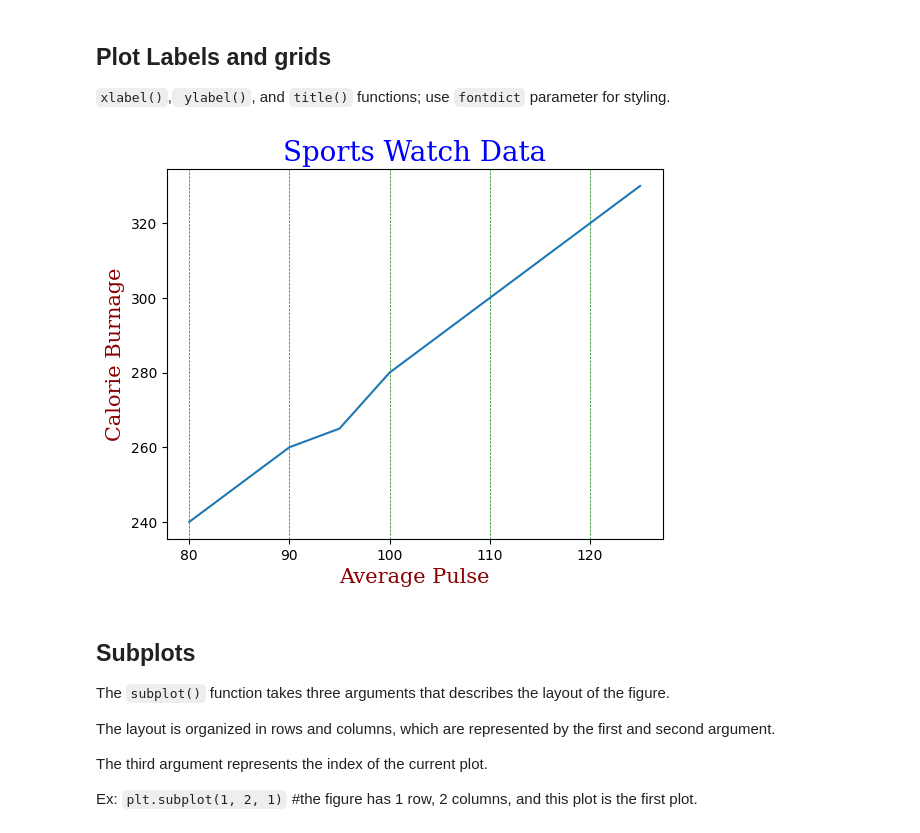
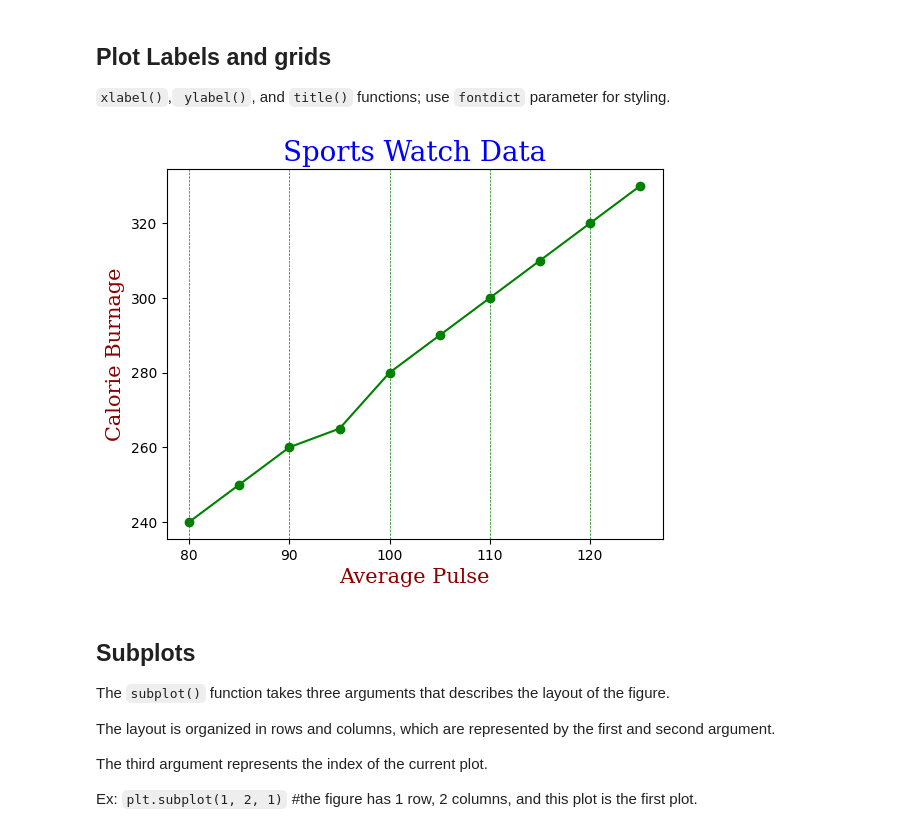
Before and after one commit to Anup710/calm-notebooks, a Jupyter notebook: matplotlib/core_nb.ipynb, the cells around one changed output. Saved outputs shown, nothing was run; the diff lists cells and outputs as text; code cells hidden in the pictures.

```diff
--- a/matplotlib/core_nb.ipynb
+++ b/matplotlib/core_nb.ipynb
@@ -84,21 +84,21 @@ plt.show()
 # %%
 x1 = np.array([80, 85, 90, 95, 100, 105, 110, 115, 120, 125])
 y1 = np.array([240, 250, 260, 265, 280, 290, 300, 310, 320, 330])
 
 font1 = {'family':'serif','color':'blue','size':20}
 font2 = {'family':'serif','color':'darkred','size':15}
 
 plt.title("Sports Watch Data", fontdict = font1)
 plt.xlabel("Average Pulse", fontdict = font2)
 plt.ylabel("Calorie Burnage", fontdict = font2)
 
-plt.plot(x1, y1)
+plt.plot(x1, y1, 'o-g')
 
 plt.grid(axis='x', color = 'green', linestyle = '--', linewidth = 0.5) # select desired grid parameters
 
 plt.show()
 # %% [output]
-[figure, old version]
+[figure, new version]
 # %% [markdown]
 ## Subplots
 
```
Also changed, not shown: parts of 1 cell of this notebook, 2 other files.
